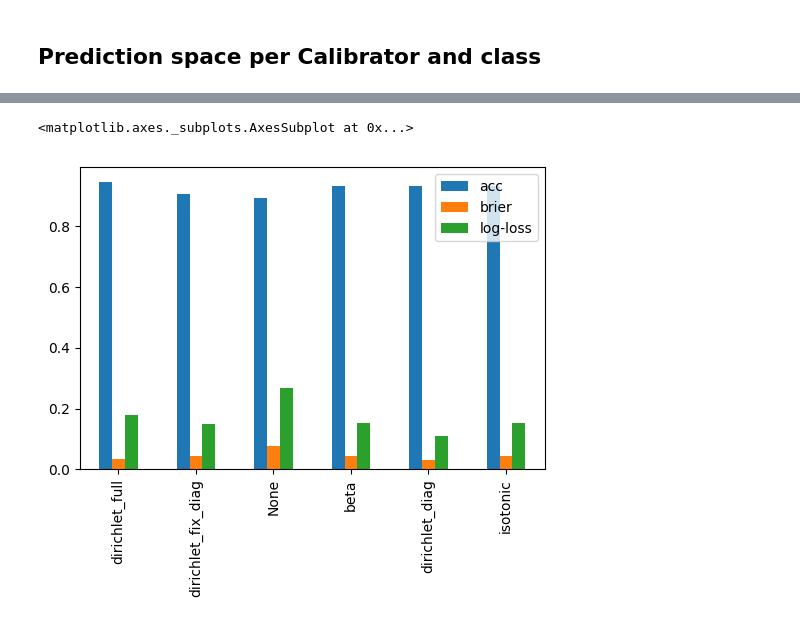
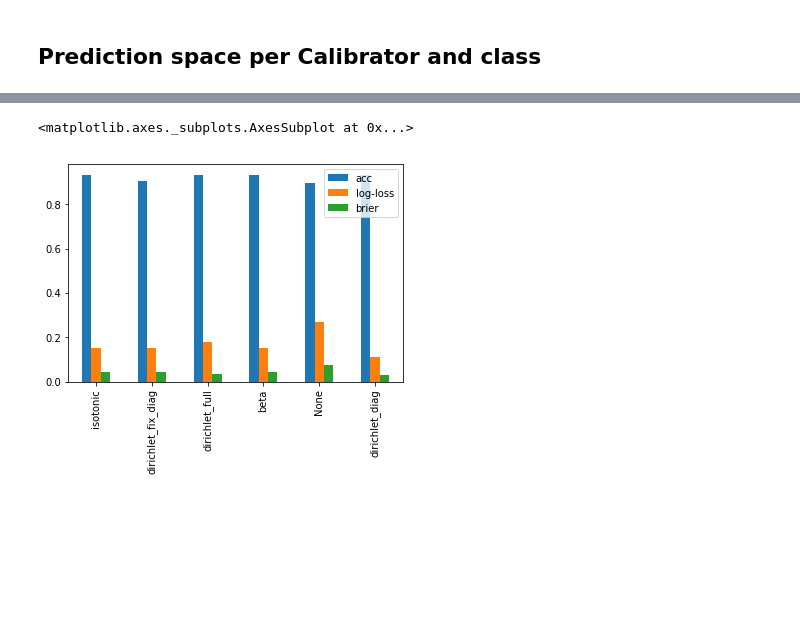
Before and after one commit to dirichletcal/experiments_neurips, a Jupyter notebook: notebooks/Calibration_example.ipynb, the cells around one changed output, grey strips where cells are left out. Cells and saved outputs as stored; diff of their text form; code cells hidden in the pictures; blank space fills up the shorter version.

```diff
--- a/notebooks/Calibration_example.ipynb
+++ b/notebooks/Calibration_example.ipynb
@@ -204,15 +216,15 @@ for method in methods:
 # %%
 import pandas as pd
 import numpy as np
 results = {'log-loss': losses,
            'acc': accs,
            'brier': briers}
-values = np.zeros((len(results.values()[0]), len(results)))
-for i, key_i in enumerate(results.values()[0].keys()):
+values = np.zeros((len(next(iter(results.values()))), len(results)))
+for i, key_i in enumerate(next(iter(results.values())).keys()):
     for j, key_j in enumerate(results.keys()):
         values[i,j] = results[key_j][key_i]
-df = pd.DataFrame(values, index=results.values()[0].keys(), columns=results.keys())
+df = pd.DataFrame(values, index=next(iter(results.values())).keys(), columns=results.keys())
 df.plot(kind='bar')
 # %% [output]
 <matplotlib.axes._subplots.AxesSubplot at 0x...>
-[figure, old version]
+[figure, new version]
```
Also changed, not shown: parts of 6 cells of this notebook, 1 other file.
